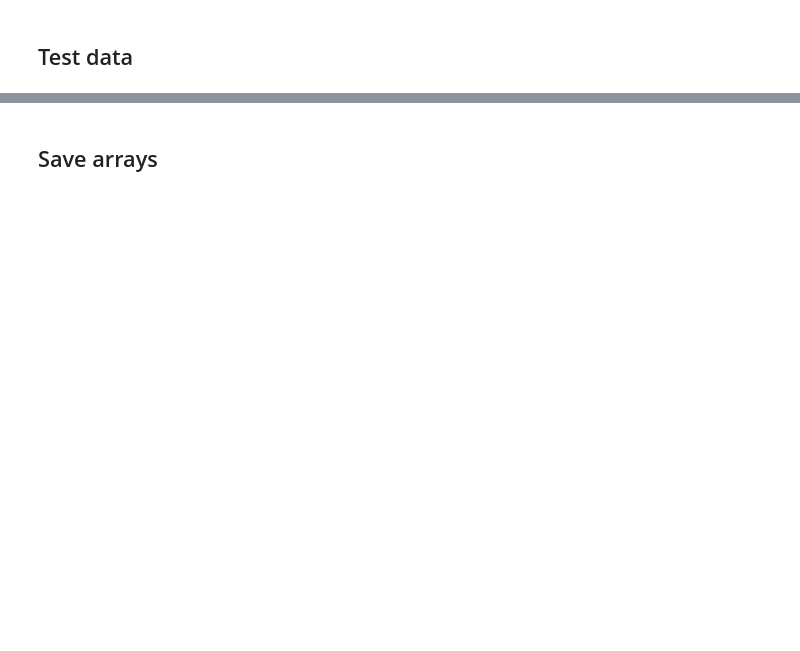
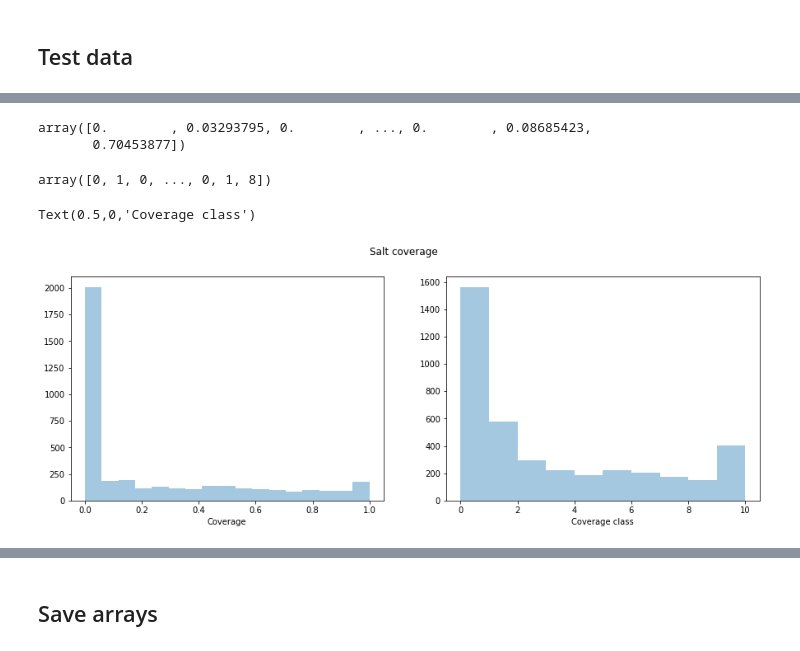
Before and after one commit to danielfrg/kaggle-salt, a Jupyter notebook: img2array.ipynb, the cells around one changed output, grey strips where cells are left out. Cells and saved outputs as stored; diff of their text form; code cells hidden in the pictures; blank space fills up the shorter version.

```diff
--- a/img2array.ipynb
+++ b/img2array.ipynb
@@ -93,0 +107,3 @@ image_utils.array_to_img(x_test[n])
+# %%
+for i, (image, mask) in tqdm.tqdm_notebook(enumerate(zip(x_train, y_train)), total=x_train.shape[0]):
+    coverage_train[i] = np.mean(mask) / 255
@@ -93,0 +112,5 @@ image_utils.array_to_img(x_test[n])
+# %%
+coverage_train
+# %% [output]
+array([0.        , 0.03293795, 0.        , ..., 0.        , 0.08685423,
+       0.70453877])
@@ -93,0 +119,21 @@ image_utils.array_to_img(x_test[n])
+# %%
+def cov_to_class(val):
+    for i in range(0, 11):
+        if val * 10 <= i :
+            return i
+v_cov_to_class = np.vectorize(cov_to_class)
+strata_train = v_cov_to_class(coverage_train)
+# %%
+strata_train
+# %% [output]
+array([0, 1, 0, ..., 0, 1, 8])
+# %%
+fig, axs = plt.subplots(1, 2, figsize=(15,5))
+sns.distplot(coverage_train, kde=False, ax=axs[0])
+sns.distplot(strata_train, bins=10, kde=False, ax=axs[1])
+plt.suptitle("Salt coverage")
+axs[0].set_xlabel("Coverage")
+axs[1].set_xlabel("Coverage class")
+# %% [output]
+Text(0.5,0,'Coverage class')
+[figure, added]
```
Also changed, not shown: parts of 38 cells of this notebook, 3 other files.
